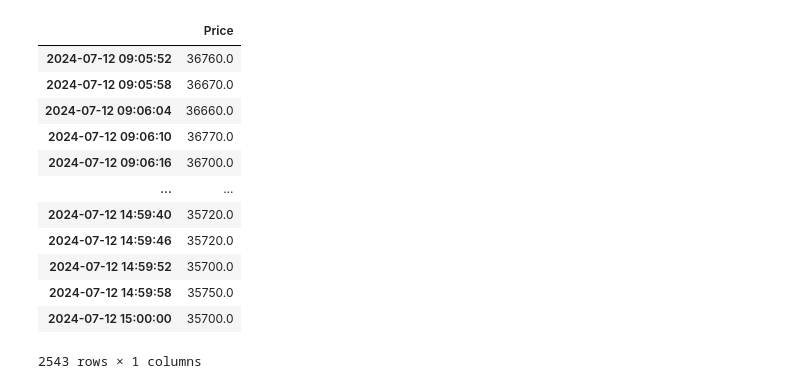
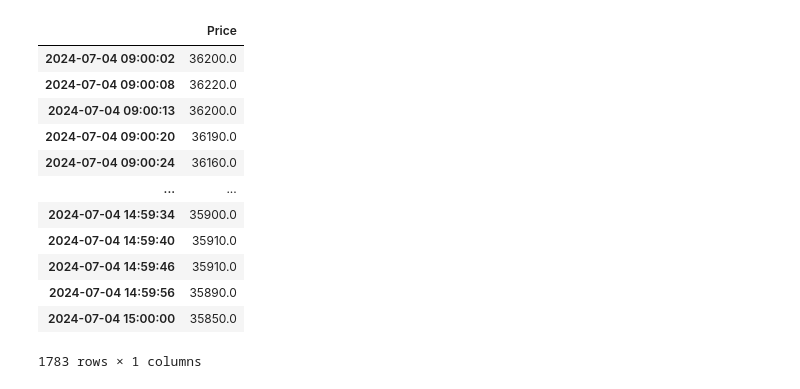
Before and after one commit to bitwalk123/stock-explorer, a Jupyter notebook: jupyter/realtime_fft_eval_001.ipynb, the cells around one changed output. Saved outputs shown, nothing was run; the diff lists cells and outputs as text; code cells hidden in the pictures.

```diff
--- a/jupyter/realtime_fft_eval_001.ipynb
+++ b/jupyter/realtime_fft_eval_001.ipynb
@@ -5,21 +7,21 @@ import pandas as pd
 # %%
-pkl = '../tmp/8035_2024-07-12.pkl'
+pkl = '../tmp/8035_2024-07-04.pkl'
 df0 = pd.read_pickle(pkl)
 df0
 # %% [output]
 |  | Price |
-| 2024-07-12 09:05:52 | 36760.0 |
-| 2024-07-12 09:05:58 | 36670.0 |
-| 2024-07-12 09:06:04 | 36660.0 |
-| 2024-07-12 09:06:10 | 36770.0 |
-| 2024-07-12 09:06:16 | 36700.0 |
+| 2024-07-04 09:00:02 | 36200.0 |
+| 2024-07-04 09:00:08 | 36220.0 |
+| 2024-07-04 09:00:13 | 36200.0 |
+| 2024-07-04 09:00:20 | 36190.0 |
+| 2024-07-04 09:00:24 | 36160.0 |
 | ... | ... |
-| 2024-07-12 14:59:40 | 35720.0 |
-| 2024-07-12 14:59:46 | 35720.0 |
-| 2024-07-12 14:59:52 | 35700.0 |
-| 2024-07-12 14:59:58 | 35750.0 |
-| 2024-07-12 15:00:00 | 35700.0 |
+| 2024-07-04 14:59:34 | 35900.0 |
+| 2024-07-04 14:59:40 | 35910.0 |
+| 2024-07-04 14:59:46 | 35910.0 |
+| 2024-07-04 14:59:56 | 35890.0 |
+| 2024-07-04 15:00:00 | 35850.0 |
-2543 rows × 1 columns
+1783 rows × 1 columns
 # %%
 date_str = str(df0.index[0].date())
 t_start_1 = pd.to_datetime(date_str + ' 09:00:00')
```
Also changed, not shown: parts of 16 cells of this notebook.
